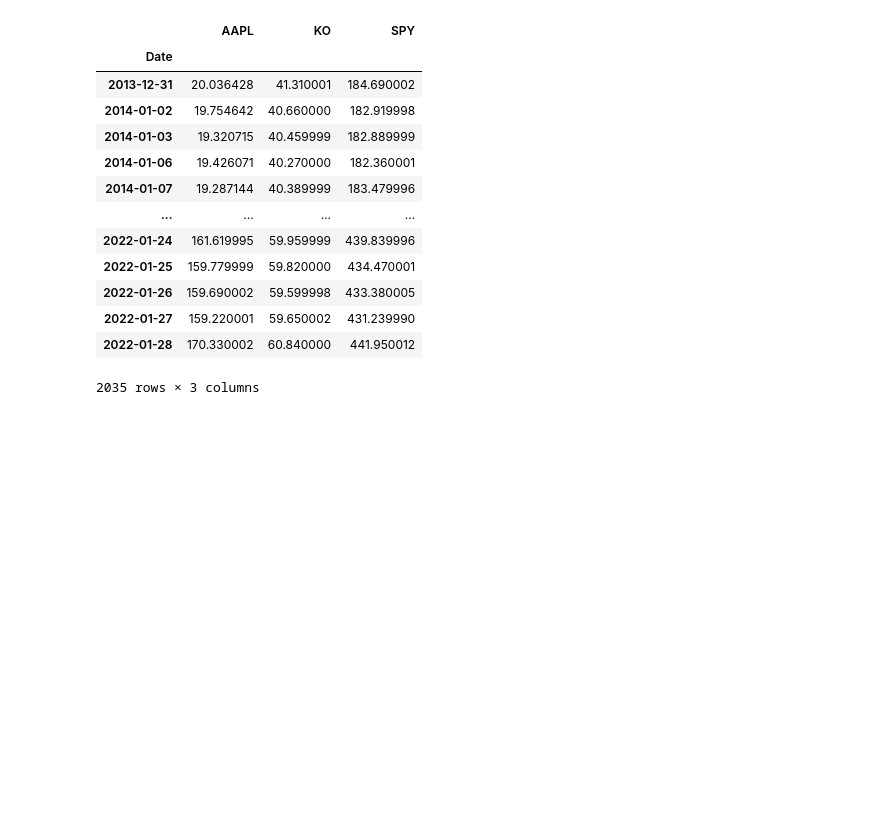
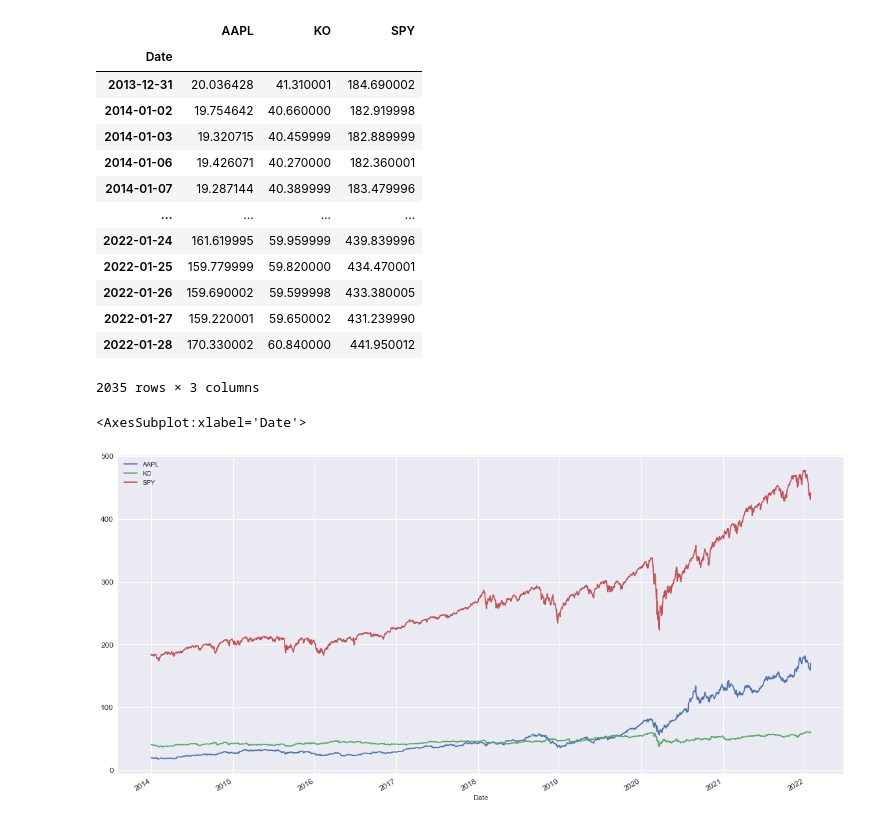
Before and after one commit to Janadhi14/Algo-trading, a Jupyter notebook: Introduction.ipynb, the cells around one changed output. Drawn from its saved outputs; the diff is of its cells as text; code cells hidden in the pictures; blank space fills up the shorter version.

Commit message:
plotted the chart of AAPL, SPY and KO

```diff
--- a/Introduction.ipynb
+++ b/Introduction.ipynb
@@ -306,3 +306,12 @@ close
 | 2022-01-27 | 159.220001 | 59.650002 | 431.239990 |
 | 2022-01-28 | 170.330002 | 60.840000 | 441.950012 |
 2035 rows × 3 columns
+# %%
+%matplotlib inline
+import matplotlib.pyplot as plt
+plt.style.use("seaborn")
+# %%
+close.plot(figsize = (20,10), fontsize =12)
+# %% [output]
+<AxesSubplot:xlabel='Date'>
+[figure, added]
```
